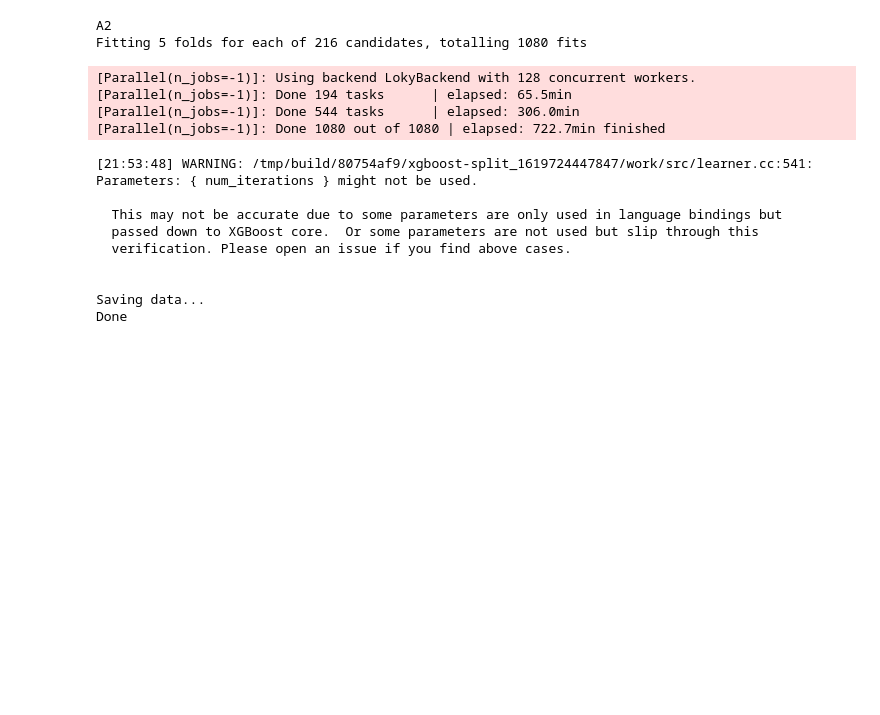
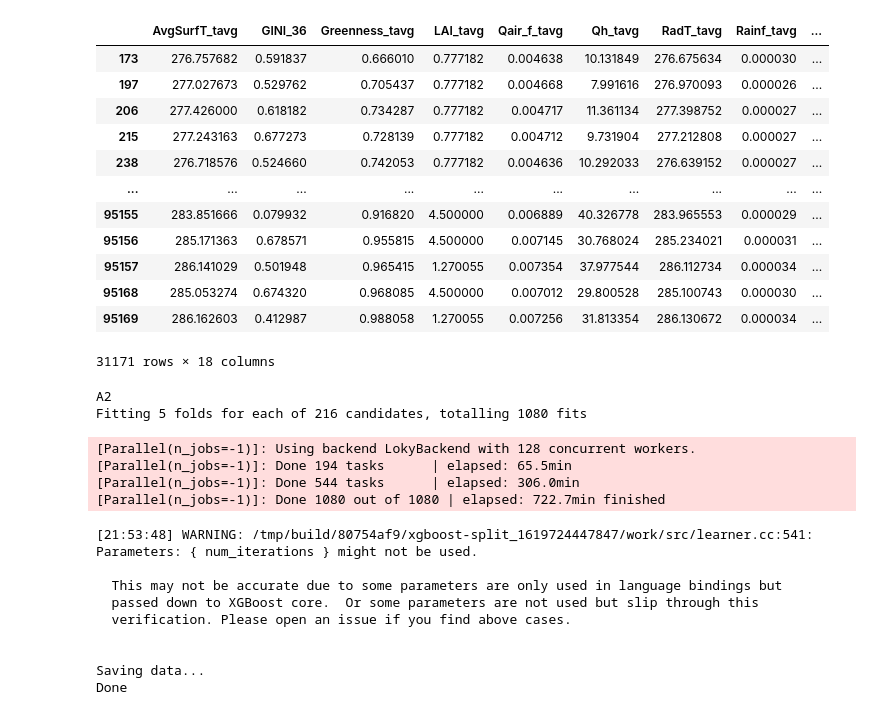
Before and after one commit to Hyunglok-Kim/DL_Error, a Jupyter notebook: XGboost.ipynb, the cells around one changed output. Cells and saved outputs as stored; diff of their text form; code cells hidden in the pictures; blank space fills up the shorter version.

```diff
--- a/XGboost.ipynb
+++ b/XGboost.ipynb
@@ -224,6 +224,22 @@ SMAP_y_std       = SMAP_y.std()
 SMAP_y_scaled    = np.array((SMAP_y - SMAP_y_mean) / SMAP_y_std)
 
 product_list = ['SMAP', 'SMOS', 'AS', 'A2']
+# %%
+A2_num
+# %% [output]
+|  | AvgSurfT_tavg | GINI_36 | Greenness_tavg | LAI_tavg | Qair_f_tavg | Qh_tavg | RadT_tavg | Rainf_tavg | ... |
+| 173 | 276.757682 | 0.591837 | 0.666010 | 0.777182 | 0.004638 | 10.131849 | 276.675634 | 0.000030 | ... |
+| 197 | 277.027673 | 0.529762 | 0.705437 | 0.777182 | 0.004668 | 7.991616 | 276.970093 | 0.000026 | ... |
+| 206 | 277.426000 | 0.618182 | 0.734287 | 0.777182 | 0.004717 | 11.361134 | 277.398752 | 0.000027 | ... |
+| 215 | 277.243163 | 0.677273 | 0.728139 | 0.777182 | 0.004712 | 9.731904 | 277.212808 | 0.000027 | ... |
+| 238 | 276.718576 | 0.524660 | 0.742053 | 0.777182 | 0.004636 | 10.292033 | 276.639152 | 0.000027 | ... |
+| ... | ... | ... | ... | ... | ... | ... | ... | ... | ... |
+| 95155 | 283.851666 | 0.079932 | 0.916820 | 4.500000 | 0.006889 | 40.326778 | 283.965553 | 0.000029 | ... |
+| 95156 | 285.171363 | 0.678571 | 0.955815 | 4.500000 | 0.007145 | 30.768024 | 285.234021 | 0.000031 | ... |
+| 95157 | 286.141029 | 0.501948 | 0.965415 | 1.270055 | 0.007354 | 37.977544 | 286.112734 | 0.000034 | ... |
+| 95168 | 285.053274 | 0.674320 | 0.968085 | 4.500000 | 0.007012 | 29.800528 | 285.100743 | 0.000030 | ... |
+| 95169 | 286.162603 | 0.412987 | 0.988058 | 1.270055 | 0.007256 | 31.813354 | 286.130672 | 0.000034 | ... |
+31171 rows × 18 columns
 # %%
 for i in range(0,4):
     product = product_list[i]
```
Also changed, not shown: parts of 1 cell of this notebook, 5 other files.
